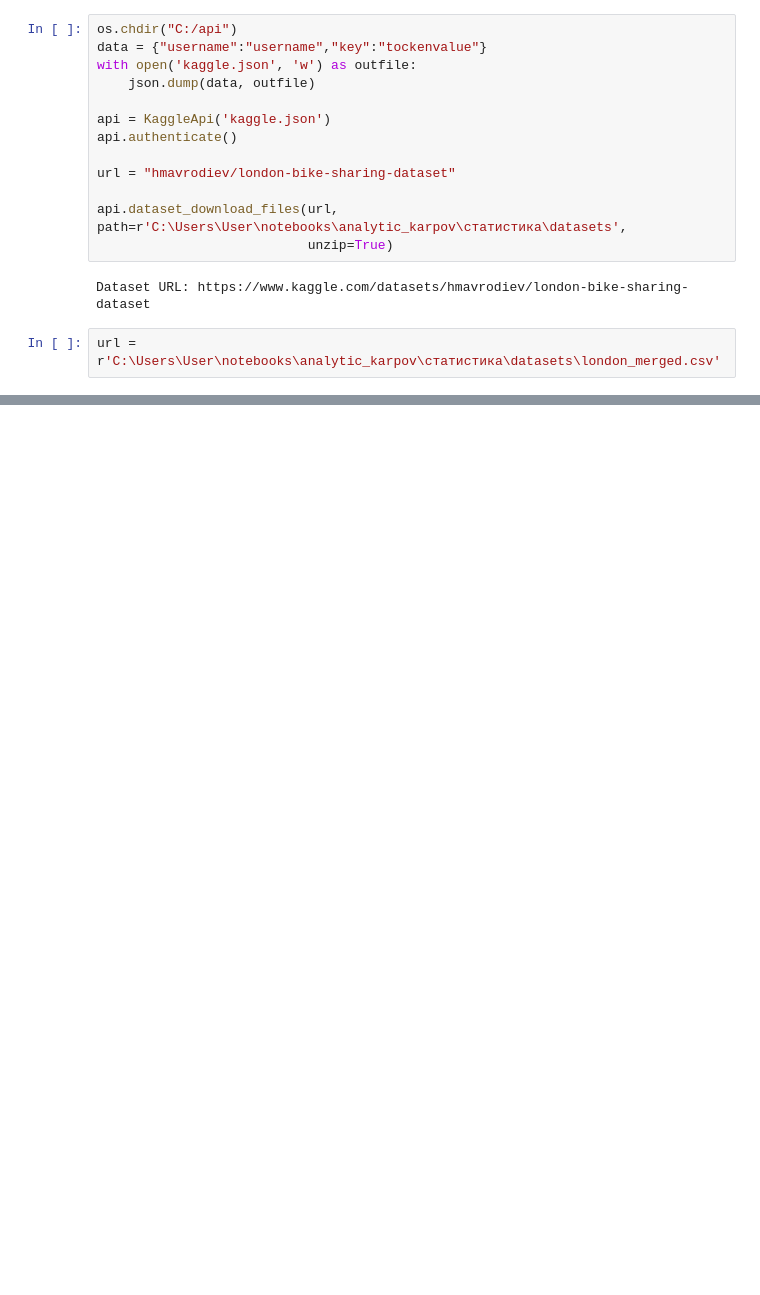
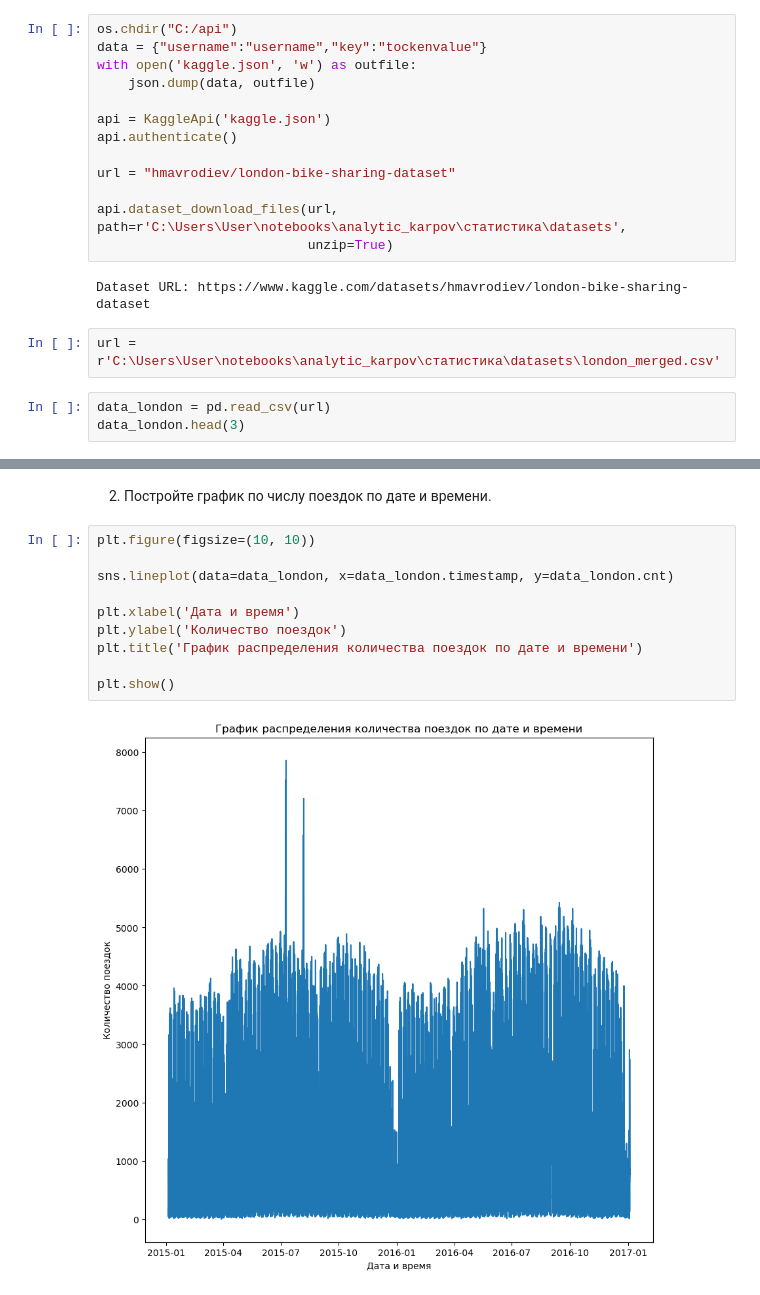
Before and after one commit to olgavs69/analytic_karpov, a Jupyter notebook: статистика/project3.ipynb, the cells around one changed output, grey strips where cells are left out. Drawn from its saved outputs; the diff is of its cells as text; blank space fills up the shorter version.

```diff
--- a/статистика/project3.ipynb
+++ b/статистика/project3.ipynb
@@ -43,3 +74,6 @@ api.dataset_download_files(url, path=r'C:\Users\User\notebooks\analytic_karpov\
 Dataset URL: https://www.kaggle.com/datasets/hmavrodiev/london-bike-sharing-dataset
 # %%
 url = r'C:\Users\User\notebooks\analytic_karpov\статистика\datasets\london_merged.csv'
+# %%
+data_london = pd.read_csv(url)
+data_london.head(3)
@@ -45,0 +133,14 @@ url = r'C:\Users\User\notebooks\analytic_karpov\статистика\datasets\lo
+# %% [markdown]
+2. Постройте график по числу поездок по дате и времени.
+# %%
+plt.figure(figsize=(10, 10))
+
+sns.lineplot(data=data_london, x=data_london.timestamp, y=data_london.cnt)
+
+plt.xlabel('Дата и время')
+plt.ylabel('Количество поездок')
+plt.title('График распределения количества поездок по дате и времени')
+
+plt.show()
+# %% [output]
+[figure, added]
```
Also changed, not shown: parts of 35 cells of this notebook.
